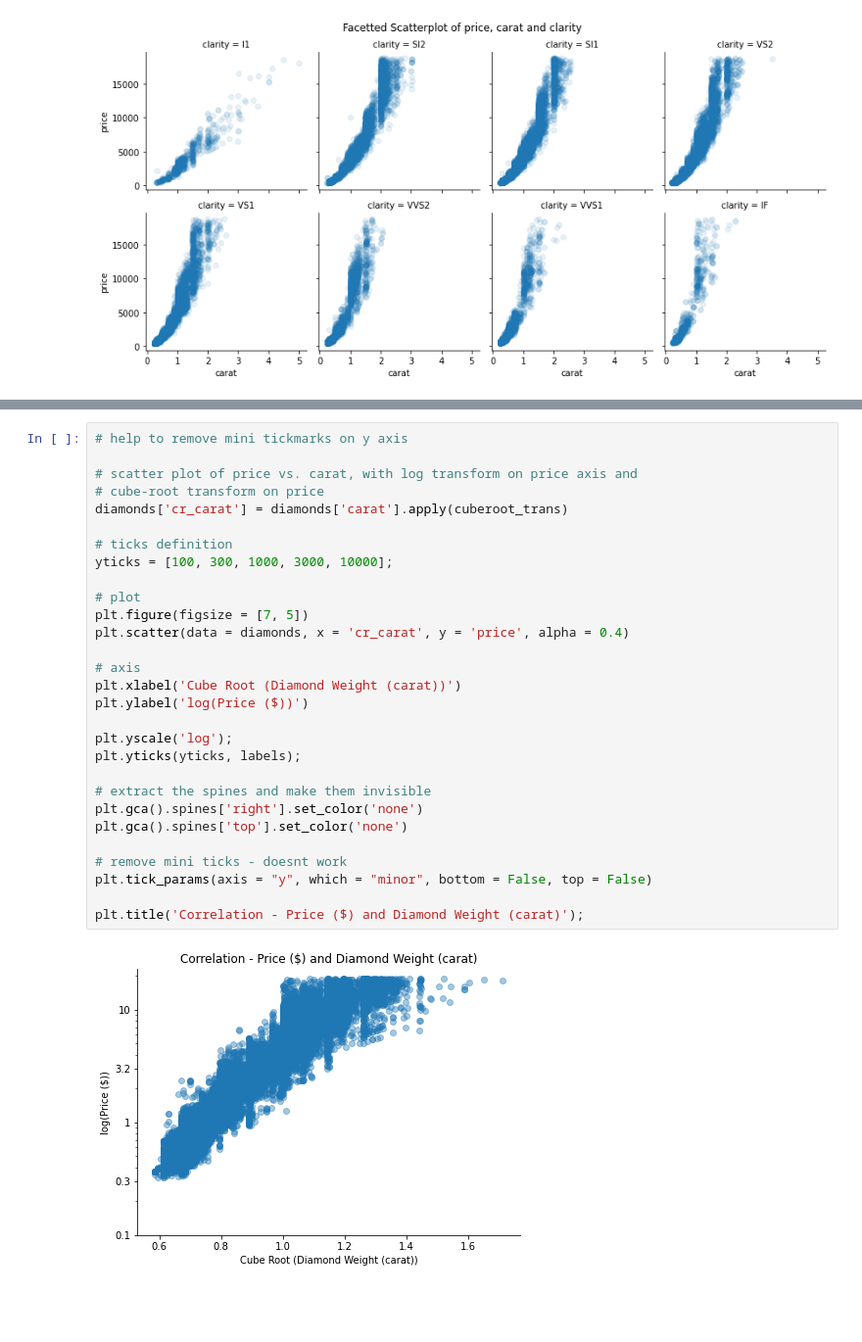
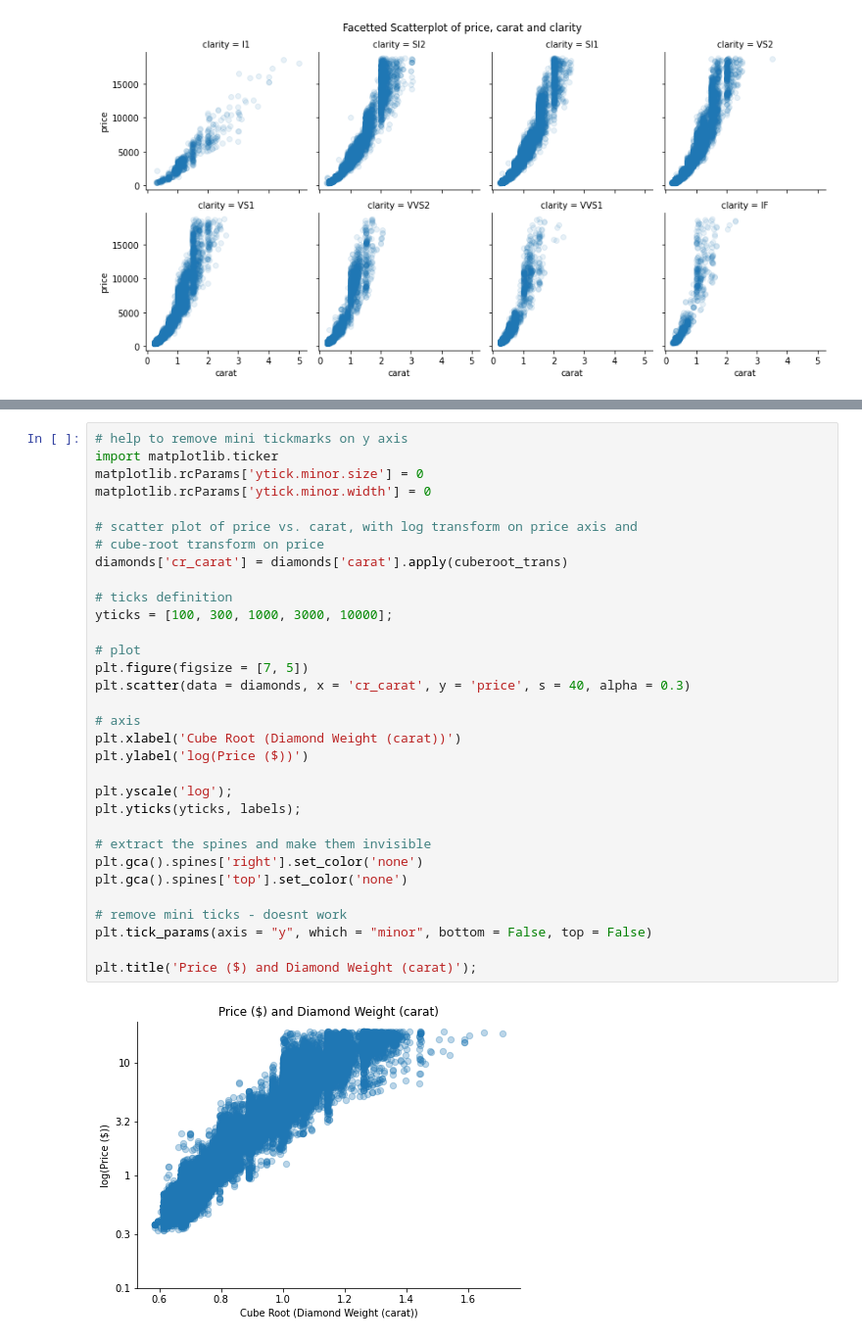
Before and after one commit to KarinWiberg/uc_dataanalyst_visualization_diamonds_case_study, a Jupyter notebook: diamonds-case-study.ipynb, the cells around one changed output, grey strips where cells are left out. Shown at 98% size. Saved outputs shown, nothing was run; the diff lists cells and outputs as text; blank space fills up the shorter version.

Commit message:
Explanatory visuals finished

```diff
--- a/diamonds-case-study.ipynb
+++ b/diamonds-case-study.ipynb
@@ -609,31 +589,34 @@ Further, the price was then modified by the diamond's cut, color, and clarity gr
 # %%
 # help to remove mini tickmarks on y axis
+import matplotlib.ticker
+matplotlib.rcParams['ytick.minor.size'] = 0
+matplotlib.rcParams['ytick.minor.width'] = 0
 
 # scatter plot of price vs. carat, with log transform on price axis and
 # cube-root transform on price
 diamonds['cr_carat'] = diamonds['carat'].apply(cuberoot_trans)
 
 # ticks definition
 yticks = [100, 300, 1000, 3000, 10000];
 
 # plot
 plt.figure(figsize = [7, 5])
-plt.scatter(data = diamonds, x = 'cr_carat', y = 'price', alpha = 0.4)
+plt.scatter(data = diamonds, x = 'cr_carat', y = 'price', s = 40, alpha = 0.3)
 
 # axis
 plt.xlabel('Cube Root (Diamond Weight (carat))')
 plt.ylabel('log(Price ($))')
 
 plt.yscale('log');
 plt.yticks(yticks, labels);
 
 # extract the spines and make them invisible
 plt.gca().spines['right'].set_color('none')
 plt.gca().spines['top'].set_color('none')
 
 # remove mini ticks - doesnt work
 plt.tick_params(axis = "y", which = "minor", bottom = False, top = False)
 
-plt.title('Correlation - Price ($) and Diamond Weight (carat)');
+plt.title('Price ($) and Diamond Weight (carat)');
 # %% [output]
-[figure, old version]
+[figure, new version]
```
Also changed, not shown: parts of 10 cells of this notebook.
